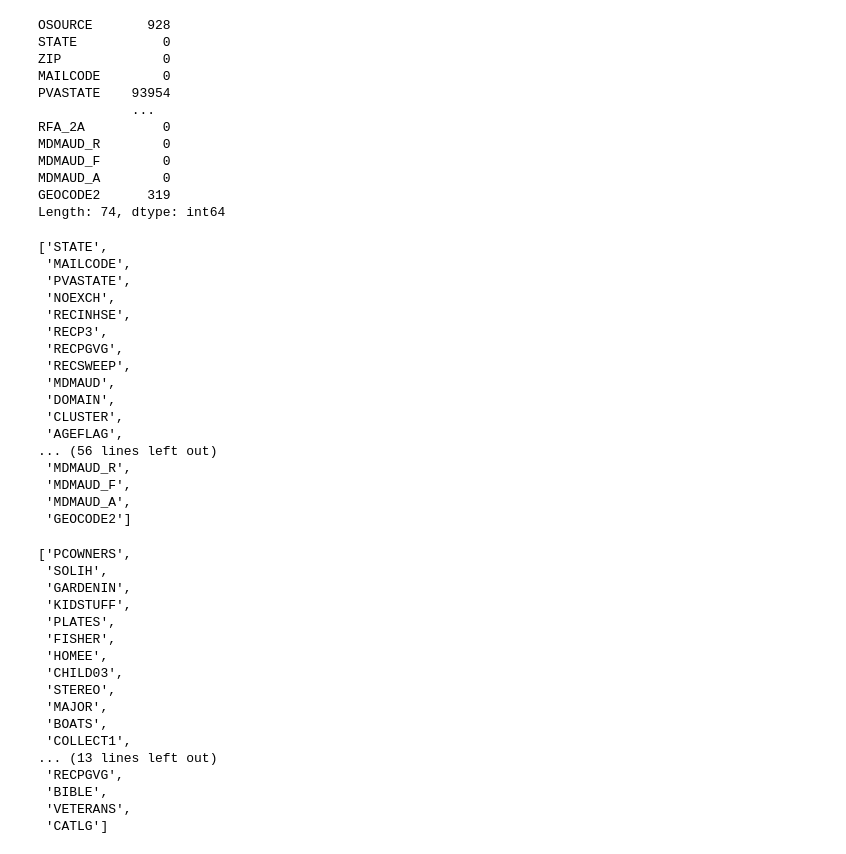
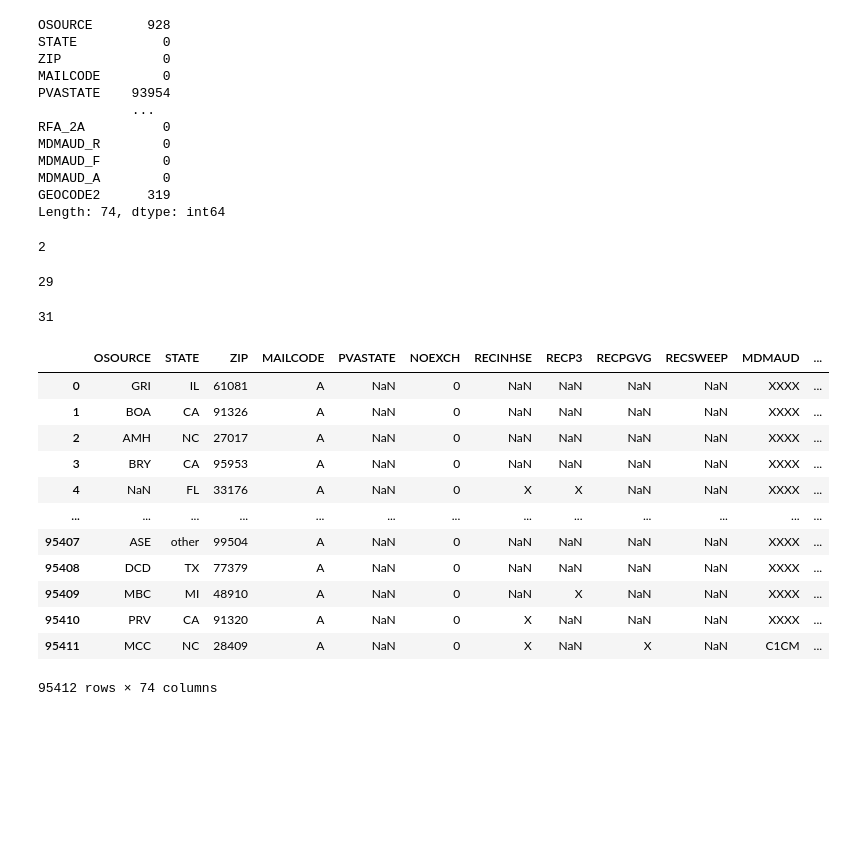
Before and after one commit to anikaviro/lab-revisiting-machine-learning, a Jupyter notebook: lab-revisiting-ml-case-study.ipynb, the cells around one changed output. Saved outputs shown, nothing was run; the diff lists cells and outputs as text; code cells hidden in the pictures; blank space fills up the shorter version.

```diff
--- a/lab-revisiting-ml-case-study.ipynb
+++ b/lab-revisiting-ml-case-study.ipynb
@@ -414,53 +414,43 @@ Length: 74, dtype: int64
 #OSOURCE - symbol definitions not provided, too many categories
 #ZIP CODE - we are including state already
 
-drop_list = categorical.columns
-drop_list = [item for item in categorical.columns if item not in ['OSOURCE', 'ZIP CODE', 'ZIP']]
-drop_list
+drop_list1 = categorical.columns
+drop_list1 = [item for item in categorical.columns if item in ['OSOURCE', 'ZIP CODE', 'ZIP']]
+len(drop_list1)
 # %% [output]
-['STATE',
- 'MAILCODE',
- 'PVASTATE',
- 'NOEXCH',
- 'RECINHSE',
- 'RECP3',
- 'RECPGVG',
- 'RECSWEEP',
- 'MDMAUD',
- 'DOMAIN',
- 'CLUSTER',
- 'AGEFLAG',
-... (56 lines left out)
- 'MDMAUD_R',
- 'MDMAUD_F',
- 'MDMAUD_A',
- 'GEOCODE2']
+2
 # %%
 # Identify columns that over 85% missing values and add them to the previous list.
 
-drop_list = drop_list + get_null_columns(categorical, threshold=0.85)
-
-drop_list = list(set(drop_list))
-
-drop_list
+drop_list2 = get_null_columns(categorical, threshold=0.85)
+len(drop_list2)
 # %% [output]
-['PCOWNERS',
- 'SOLIH',
- 'GARDENIN',
- 'KIDSTUFF',
- 'PLATES',
- 'FISHER',
- 'HOMEE',
- 'CHILD03',
- 'STEREO',
- 'MAJOR',
- 'BOATS',
- 'COLLECT1',
-... (13 lines left out)
- 'RECPGVG',
- 'BIBLE',
- 'VETERANS',
- 'CATLG']
+29
+# %%
+drop_list3 = drop_list1 + drop_list2
+
+drop_list = list(set(drop_list3))
+len(drop_list)
+
+#no new columns removed
+# %% [output]
+31
+# %%
+categorical
+# %% [output]
+|  | OSOURCE | STATE | ZIP | MAILCODE | PVASTATE | NOEXCH | RECINHSE | RECP3 | RECPGVG | RECSWEEP | MDMAUD | ... |
+| 0 | GRI | IL | 61081 | A | NaN | 0 | NaN | NaN | NaN | NaN | XXXX | ... |
+| 1 | BOA | CA | 91326 | A | NaN | 0 | NaN | NaN | NaN | NaN | XXXX | ... |
+| 2 | AMH | NC | 27017 | A | NaN | 0 | NaN | NaN | NaN | NaN | XXXX | ... |
+| 3 | BRY | CA | 95953 | A | NaN | 0 | NaN | NaN | NaN | NaN | XXXX | ... |
+| 4 | NaN | FL | 33176 | A | NaN | 0 | X | X | NaN | NaN | XXXX | ... |
+| ... | ... | ... | ... | ... | ... | ... | ... | ... | ... | ... | ... | ... |
+| 95407 | ASE | other | 99504 | A | NaN | 0 | NaN | NaN | NaN | NaN | XXXX | ... |
+| 95408 | DCD | TX | 77379 | A | NaN | 0 | NaN | NaN | NaN | NaN | XXXX | ... |
+| 95409 | MBC | MI | 48910 | A | NaN | 0 | NaN | X | NaN | NaN | XXXX | ... |
+| 95410 | PRV | CA | 91320 | A | NaN | 0 | X | NaN | NaN | NaN | XXXX | ... |
+| 95411 | MCC | NC | 28409 | A | NaN | 0 | X | NaN | X | NaN | C1CM | ... |
+95412 rows × 74 columns
 # %%
 # Remove the columns included in the drop_list from the dataframe
 categorical.drop(drop_list, axis = 1, inplace=True)
```
Also changed, not shown: parts of 6 cells of this notebook.
